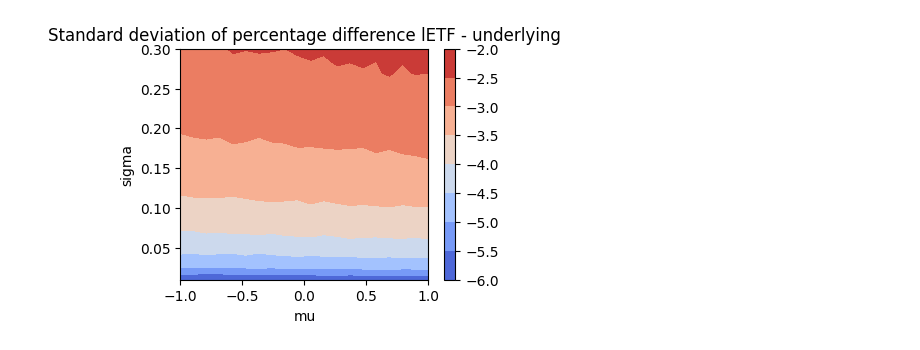
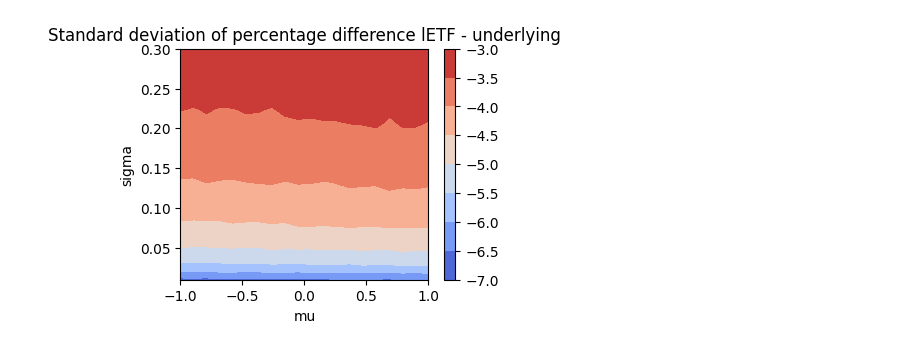
Before and after one commit to albesianor/Leveraged-ETFs, a Jupyter notebook: 03_drift_volatility_analysis.ipynb, the cells around one changed output. Cells and saved outputs as stored; diff of their text form; code cells hidden in the pictures.

```diff
--- a/03_drift_volatility_analysis.ipynb
+++ b/03_drift_volatility_analysis.ipynb
@@ -37,4 +39,4 @@ plot_heat_drift_vol_std(factor = 1.1)
 # %%
-plot_heat_drift_vol_std(factor = 3)
+plot_heat_drift_vol_std(factor = 2)
 # %% [output]
-[figure, old version]
+[figure, new version]
```
Also changed, not shown: parts of 6 cells of this notebook, 2 other files.
